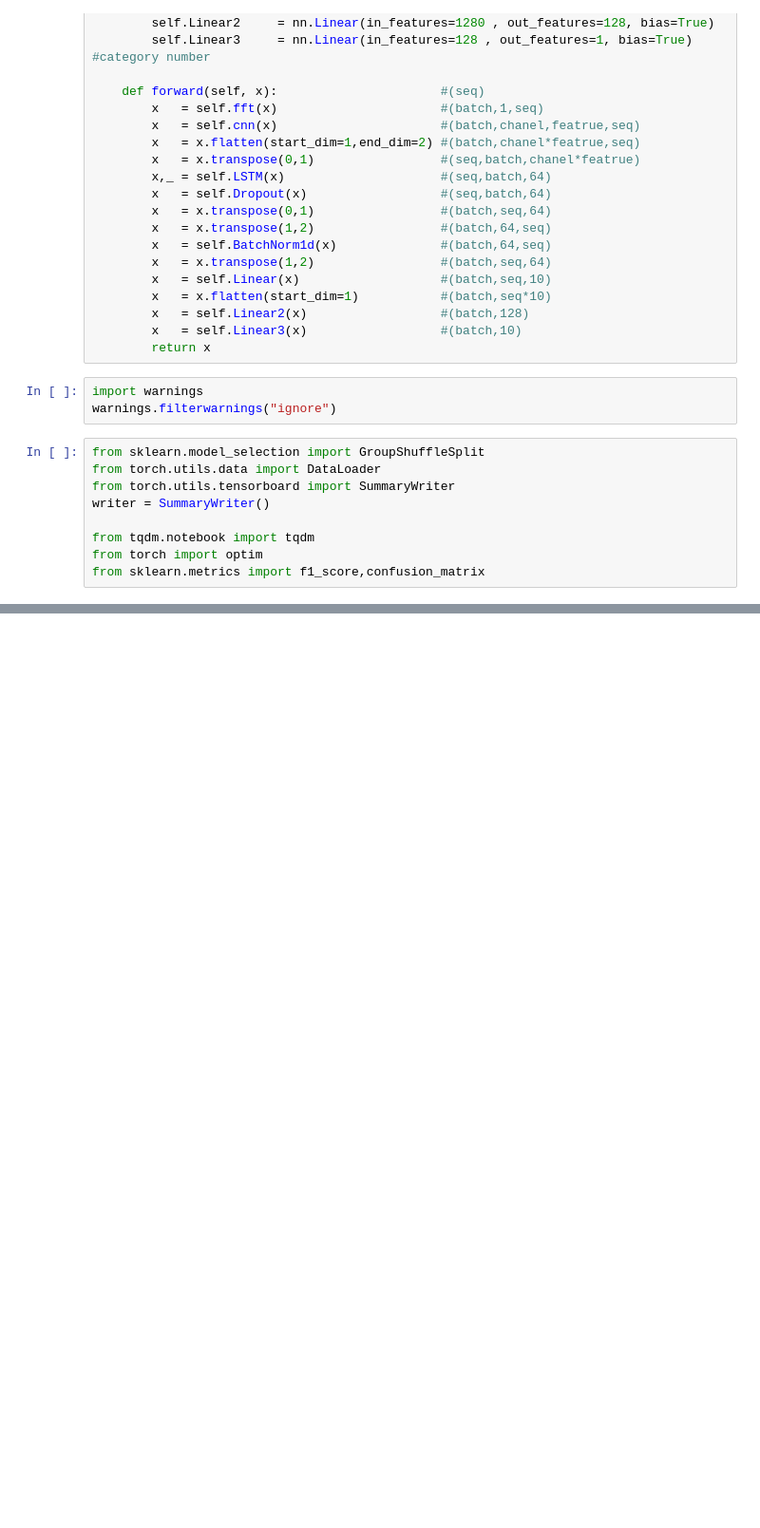
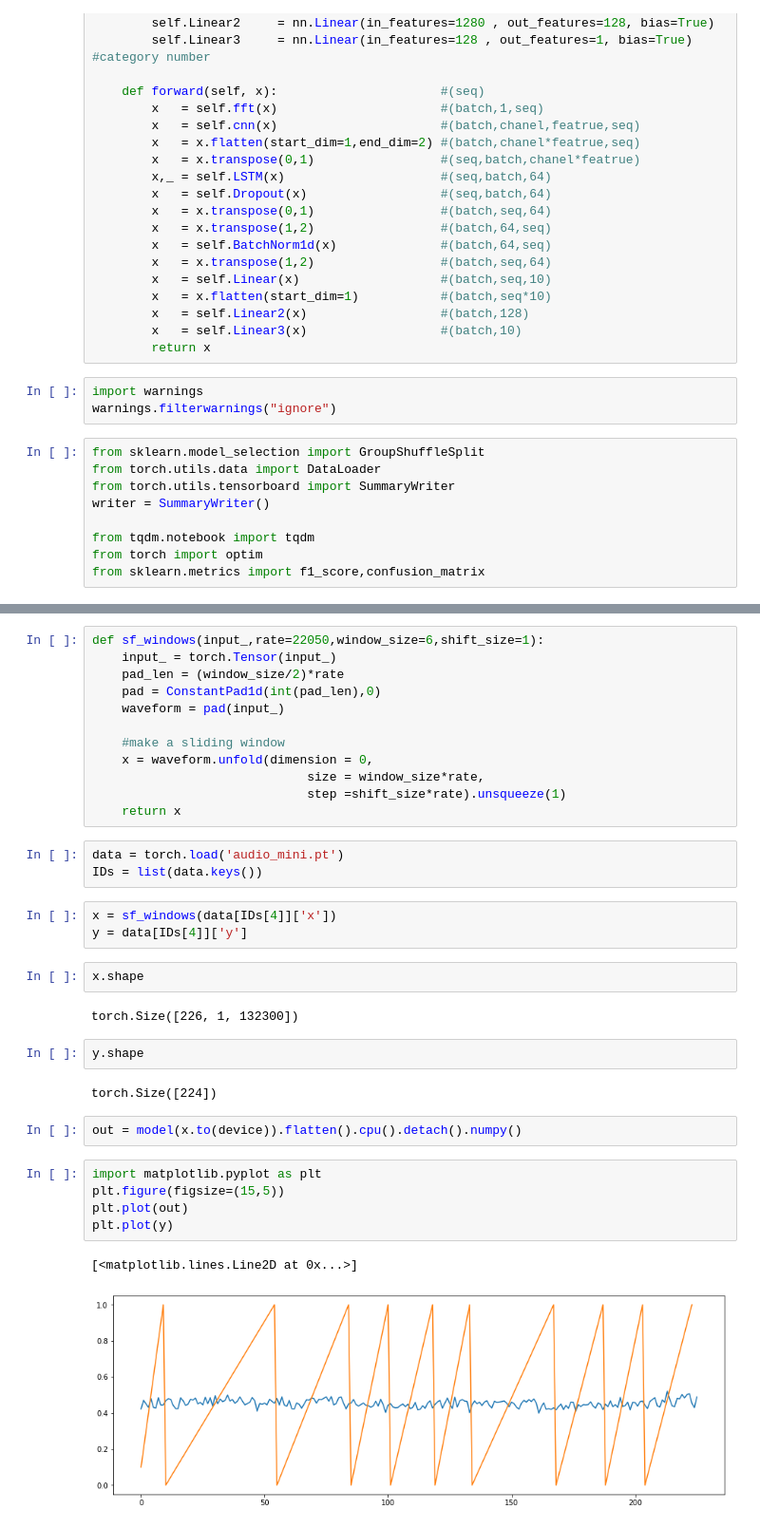
Before and after one commit to sungbohsun/MSDL, a Jupyter notebook: Untitled.ipynb, the cells around one changed output, grey strips where cells are left out. Shown: that part at 95% size. Cells and saved outputs as stored; diff of their text form; blank space fills up the shorter version.

```diff
--- a/Untitled.ipynb
+++ b/Untitled.ipynb
@@ -233,0 +262,36 @@ KeyboardInterrupt:
+# %%
+def sf_windows(input_,rate=22050,window_size=6,shift_size=1):
+    input_ = torch.Tensor(input_)
+    pad_len = (window_size/2)*rate
+    pad = ConstantPad1d(int(pad_len),0)
+    waveform = pad(input_)
+
+    #make a sliding window
+    x = waveform.unfold(dimension = 0,
+                             size = window_size*rate,
+                             step =shift_size*rate).unsqueeze(1)
+    return x
+# %%
+data = torch.load('audio_mini.pt')
+IDs = list(data.keys())
+# %%
+x = sf_windows(data[IDs[4]]['x'])
+y = data[IDs[4]]['y']
+# %%
+x.shape
+# %% [output]
+torch.Size([226, 1, 132300])
+# %%
+y.shape
+# %% [output]
+torch.Size([224])
+# %%
+out = model(x.to(device)).flatten().cpu().detach().numpy()
+# %%
+import matplotlib.pyplot as plt
+plt.figure(figsize=(15,5))
+plt.plot(out)
+plt.plot(y)
+# %% [output]
+[<matplotlib.lines.Line2D at 0x...>]
+[figure, added]
```
Also changed, not shown: parts of 23 cells of this notebook, 9 other files.
